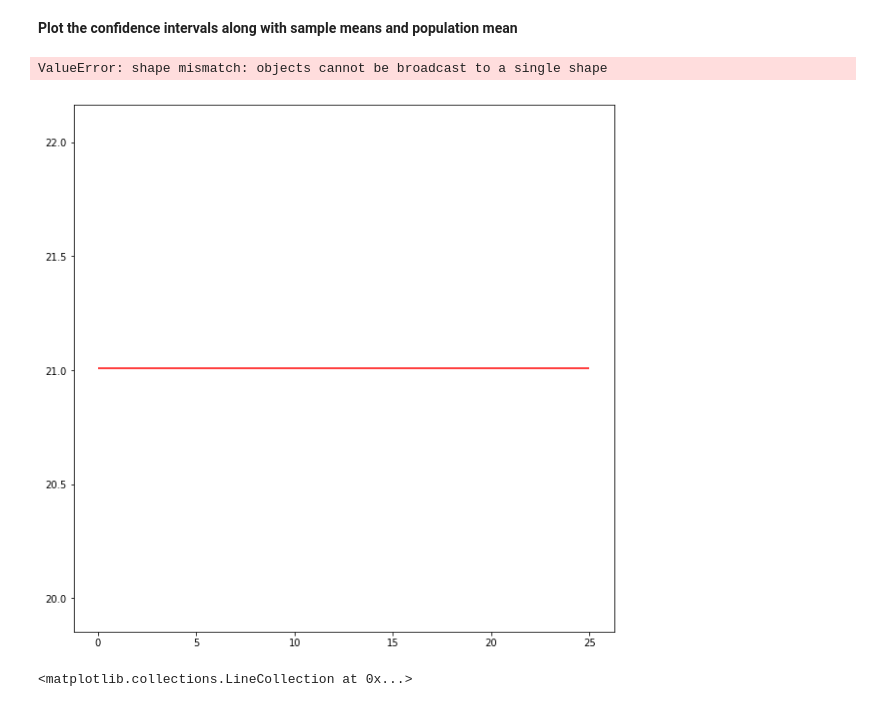
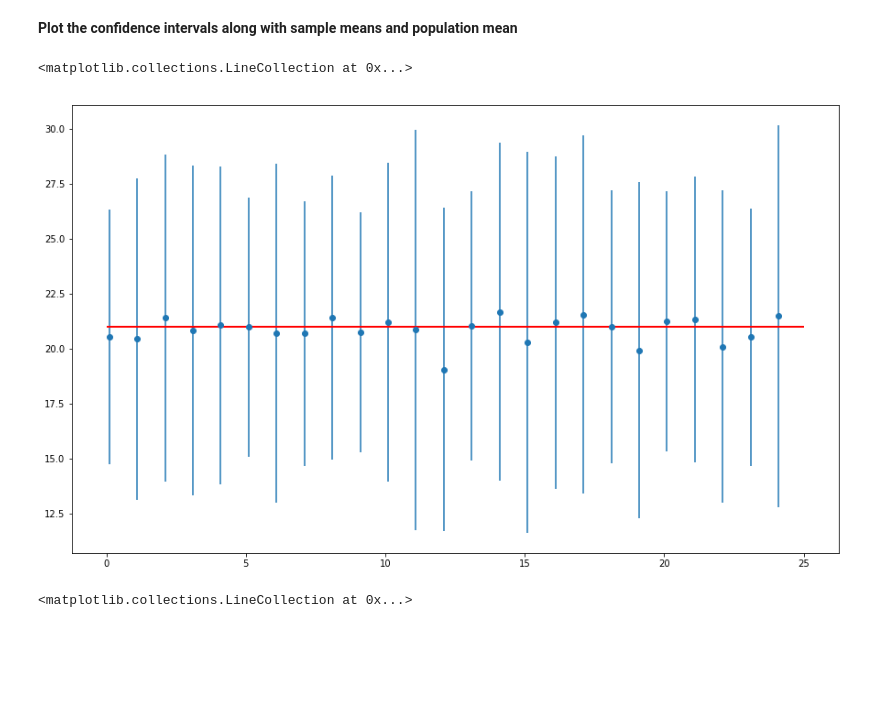
Before and after one commit to erdosn/dsc-2-19-17-confidence-intervals-with-t-distribution-lab-online-ds-ft-100118, a Jupyter notebook: index.ipynb, the cells around one changed output. Cells and saved outputs as stored; diff of their text form; code cells hidden in the pictures; blank space fills up the shorter version.

```diff
--- a/index.ipynb
+++ b/index.ipynb
@@ -188,14 +188,22 @@ for sample in range(25):
 **Plot the confidence intervals along with sample means and population mean**
 # %%
 # Plot the confidence intervals with sample and population means
+plt.figure(figsize=(15,9))
+
 # Draw the mean and confidence interval for each sample
+plt.errorbar(x=np.arange(0.1, 25, 1),
+             y=sample_means,
+             yerr=[(top-bot)/2 for top,bot in intervals],
+             fmt='o')
+
 # Draw the population mean
-fig=plt.figure(figsize=(10, 10))
-plt.hlines(y=population_ages.mean(), colors='r', xmin=0, xmax=len(sample_means))
-plt.errorbar(x=np.arange(len(sample_means)), y=intervals, yerr=moes, fmt='o')
+plt.hlines(xmin=0, xmax=25,
+           y=population_ages.mean(),
+           linewidth=2.0,
+           color="red")
 # %% [output]
-ValueError: shape mismatch: objects cannot be broadcast to a single shape
+<matplotlib.collections.LineCollection at 0x...>
-[figure, old version]
+[figure, new version]
 # %%
 # %% [output]
 <matplotlib.collections.LineCollection at 0x...>
```
